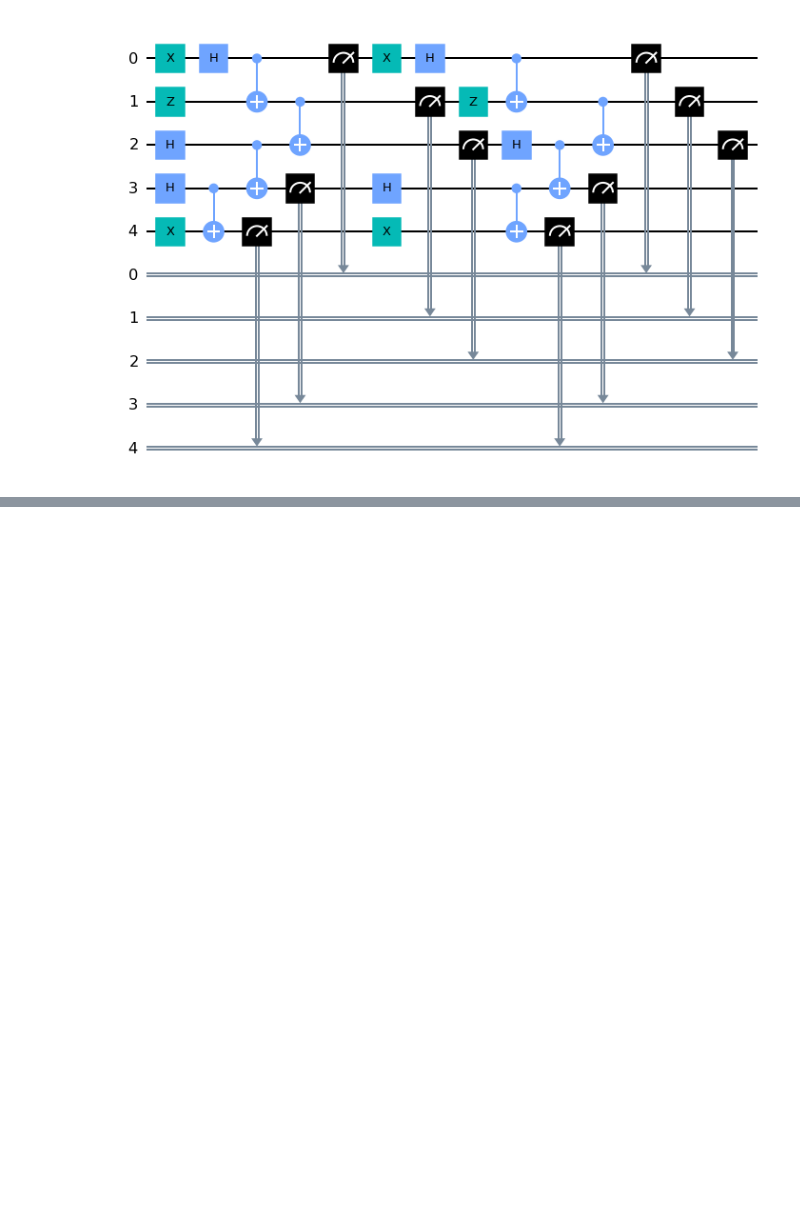
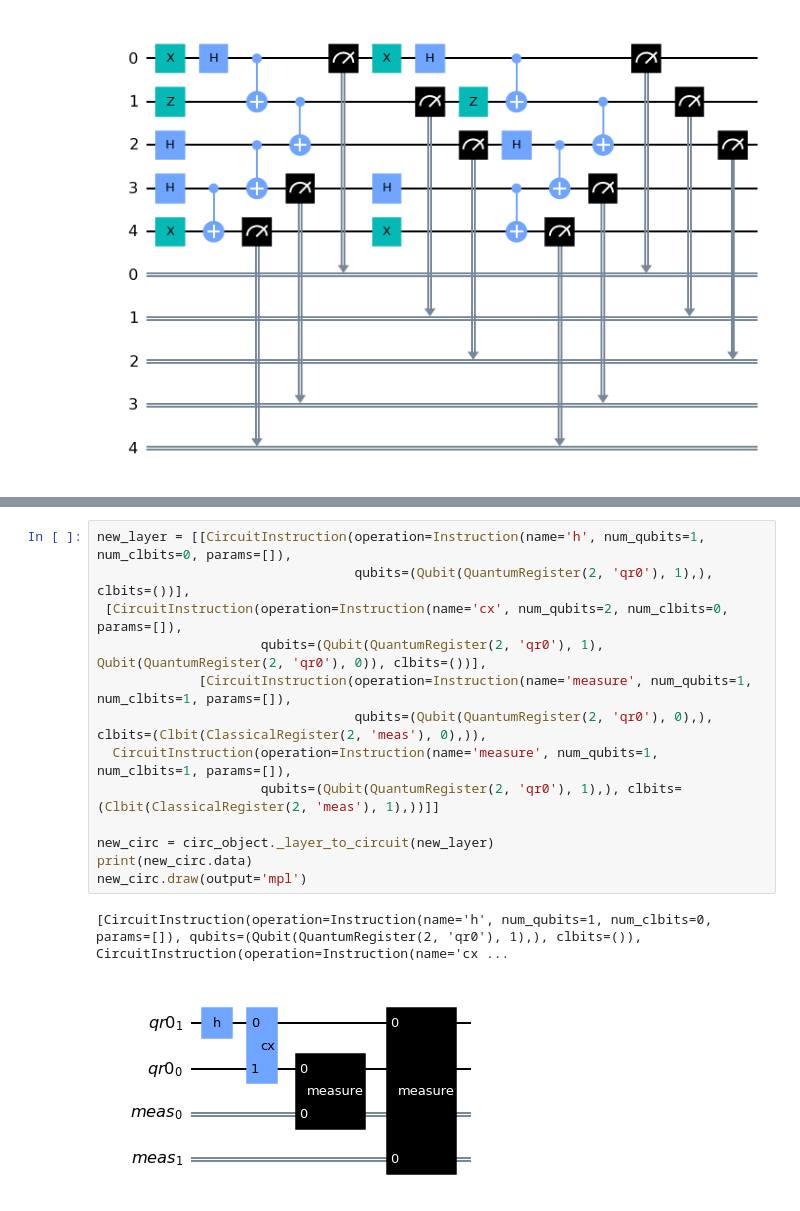
Before and after one commit to Interlin-q/diskit, a Jupyter notebook: distributed-qiskit/LayerByLayer.ipynb, the cells around one changed output, grey strips where cells are left out. Cells and saved outputs as stored; diff of their text form; blank space fills up the shorter version.

```diff
--- a/distributed-qiskit/LayerByLayer.ipynb
+++ b/distributed-qiskit/LayerByLayer.ipynb
@@ -236,0 +312,16 @@ circ_object.circuit.draw(output='mpl')
+# %%
+new_layer = [[CircuitInstruction(operation=Instruction(name='h', num_qubits=1, num_clbits=0, params=[]),
+                                 qubits=(Qubit(QuantumRegister(2, 'qr0'), 1),), clbits=())],
+ [CircuitInstruction(operation=Instruction(name='cx', num_qubits=2, num_clbits=0, params=[]),
+                     qubits=(Qubit(QuantumRegister(2, 'qr0'), 1), Qubit(QuantumRegister(2, 'qr0'), 0)), clbits=())],
+             [CircuitInstruction(operation=Instruction(name='measure', num_qubits=1, num_clbits=1, params=[]),
+                                 qubits=(Qubit(QuantumRegister(2, 'qr0'), 0),), clbits=(Clbit(ClassicalRegister(2, 'meas'), 0),)),
+  CircuitInstruction(operation=Instruction(name='measure', num_qubits=1, num_clbits=1, params=[]),
+                     qubits=(Qubit(QuantumRegister(2, 'qr0'), 1),), clbits=(Clbit(ClassicalRegister(2, 'meas'), 1),))]]
+
+new_circ = circ_object._layer_to_circuit(new_layer)
+print(new_circ.data)
+new_circ.draw(output='mpl')
+# %% [output]
+[CircuitInstruction(operation=Instruction(name='h', num_qubits=1, num_clbits=0, params=[]), qubits=(Qubit(QuantumRegister(2, 'qr0'), 1),), clbits=()), CircuitInstruction(operation=Instruction(name='cx ...
+[figure, added]
```
Also changed, not shown: parts of 18 cells of this notebook, 2 other files.
